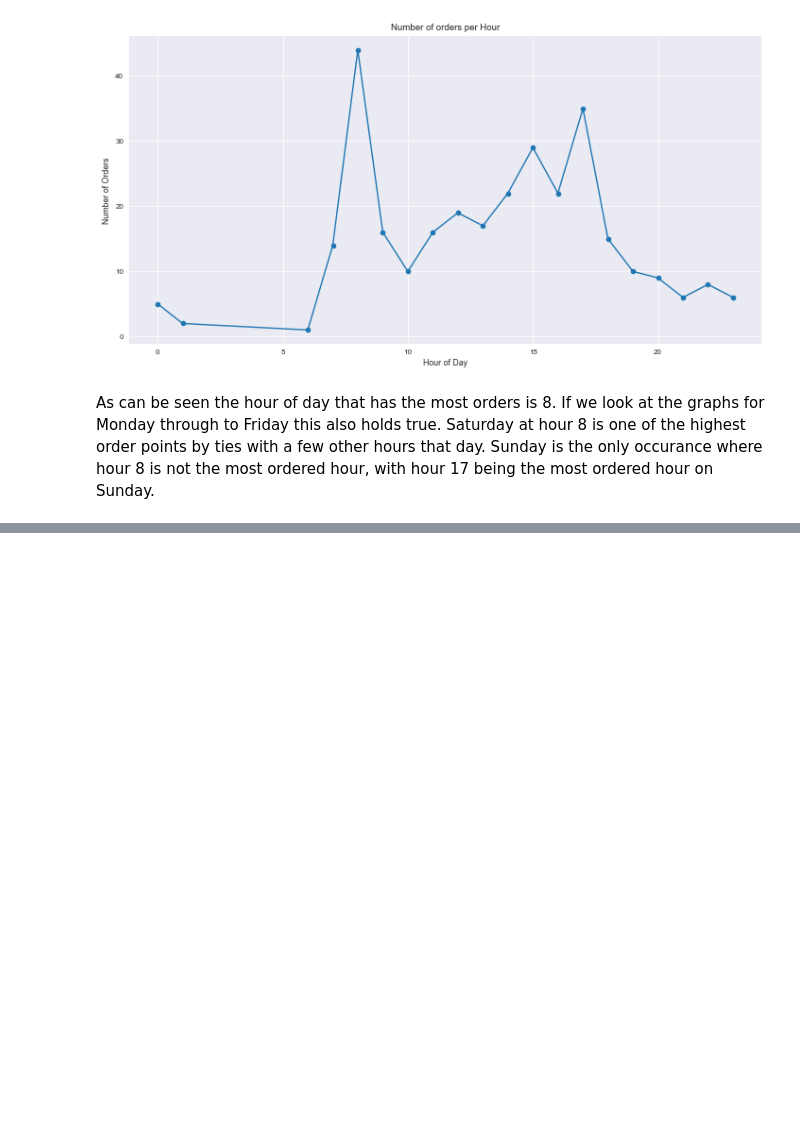
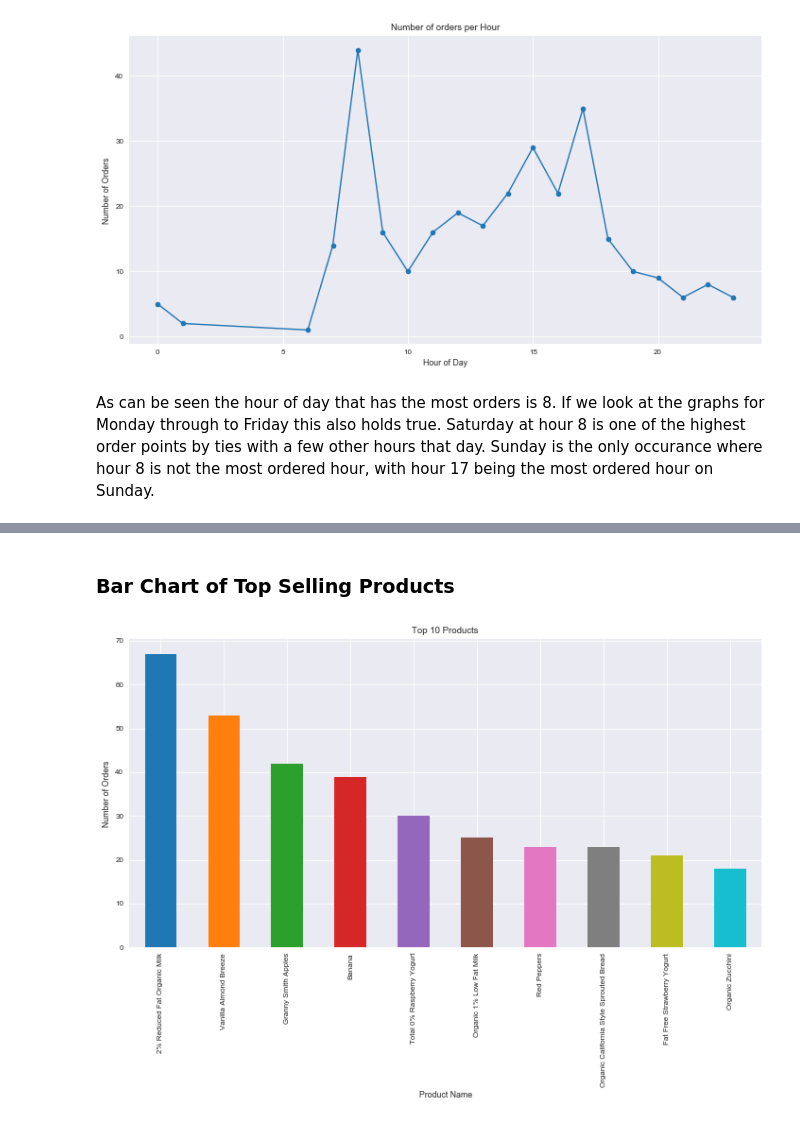
Before and after one commit to 1carew1/instacart_investigation, a Jupyter notebook: Assignment2_EDA.ipynb, the cells around one changed output, grey strips where cells are left out. Cells and saved outputs as stored; diff of their text form; code cells hidden in the pictures; blank space fills up the shorter version.

```diff
--- a/Assignment2_EDA.ipynb
+++ b/Assignment2_EDA.ipynb
@@ -448,0 +455,12 @@ As can be seen the hour of day that has the most orders is 8. If we look at the
+# %%
+all_ordered_products = (orders_products[['product_id']]
+                        .dropna(thresh=1)
+                       )
+ordered_products_count = (all_ordered_products
+                          .groupby(["product_id"])
+                          .size()
+                          .reset_index(name='count')
+                          .sort_values(by=['count'], ascending=False)
+                          .merge(products, on="product_id")
+                         )
+ordered_products_count.head()
@@ -448,0 +474,13 @@ As can be seen the hour of day that has the most orders is 8. If we look at the
+# %% [markdown]
+### Bar Chart of Top Selling Products
+# %%
+fig, ax = plt.subplots()
+number_of_top = 10
+ordered_products_count['count'].head(number_of_top).plot.bar()
+ax.set_xticklabels(ordered_products_count["product_name"].head(number_of_top), rotation='vertical')
+plt.title("Top " + str(number_of_top) + " Selling Products")
+plt.ylabel("Number of Orders")
+plt.xlabel("Product Name")
+plt.show()
+# %% [output]
+[figure, added]
```
Also changed, not shown: parts of 4 cells of this notebook.
